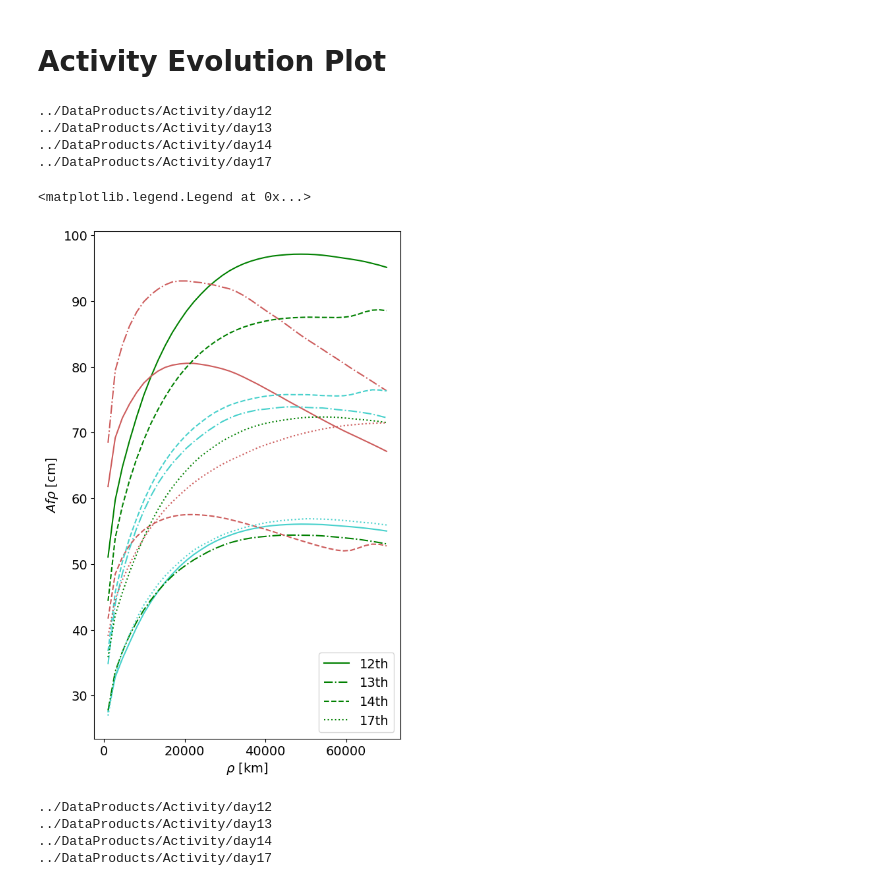
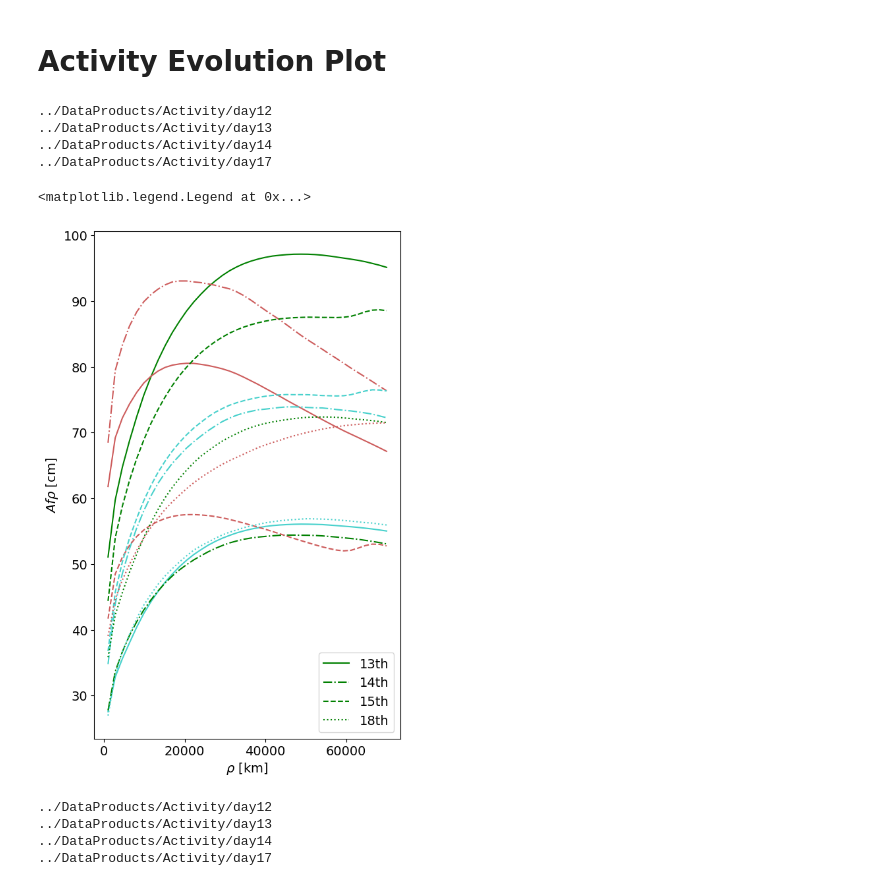
Before and after one commit to daraghhollman/Comet62P-Tsuchinshan, a Jupyter notebook: Scripts/aperturePhotometry.ipynb, the cells around one changed output. Drawn from its saved outputs; the diff is of its cells as text; code cells hidden in the pictures.

```diff
--- a/Scripts/aperturePhotometry.ipynb
+++ b/Scripts/aperturePhotometry.ipynb
@@ -324,39 +340,39 @@ from matplotlib import cm
 
 # Loading data
 dataPaths = natsorted(glob("../DataProducts/Activity/*"))[1:]
-dayLabels = [path.split("/")[-1][3:] + "th" for path in dataPaths]
+dayLabels = [str(int(path.split("/")[-1][3:]) + 1) + "th" for path in dataPaths]
 
 fig, ax = plt.subplots(figsize=(6,10))
 
 lineStyles = ["solid", "dashdot", "dashed", "dotted"]
 colours = ["green", "indianred", "mediumturquoise"]
 #cmaps = [cm.get_cmap("summer"), cm.get_cmap("autumn"), cm.get_cmap("bone")]
 
 for i, path in enumerate(dataPaths):
 
     print(path)
 
     data = np.loadtxt(path)
 
     apertures = data[:,0]
     activityV = data[:,1]
     activityR = data[:,2]
     activityB = data[:,3]
 
     ax.plot(apertures, activityV, color=colours[0], ls=lineStyles[i], label=dayLabels[i])
     ax.plot(apertures, activityR, color=colours[1], ls=lineStyles[i])
     ax.plot(apertures, activityB, color=colours[2], ls=lineStyles[i])
 
 ax.set_ylabel(r"$Af\rho$ [cm]")
 ax.set_xlabel(r"$\rho$ [km]")
 ax.legend()
 # %% [output]
 ../DataProducts/Activity/day12
 ../DataProducts/Activity/day13
 ../DataProducts/Activity/day14
 ../DataProducts/Activity/day17
 <matplotlib.legend.Legend at 0x...>
-[figure, old version]
+[figure, new version]
 # %%
 fig, axes = plt.subplots(1, 3, figsize=(16,6), sharey=True)
 
```
Also changed, not shown: parts of 3 cells of this notebook, 1 other file.
